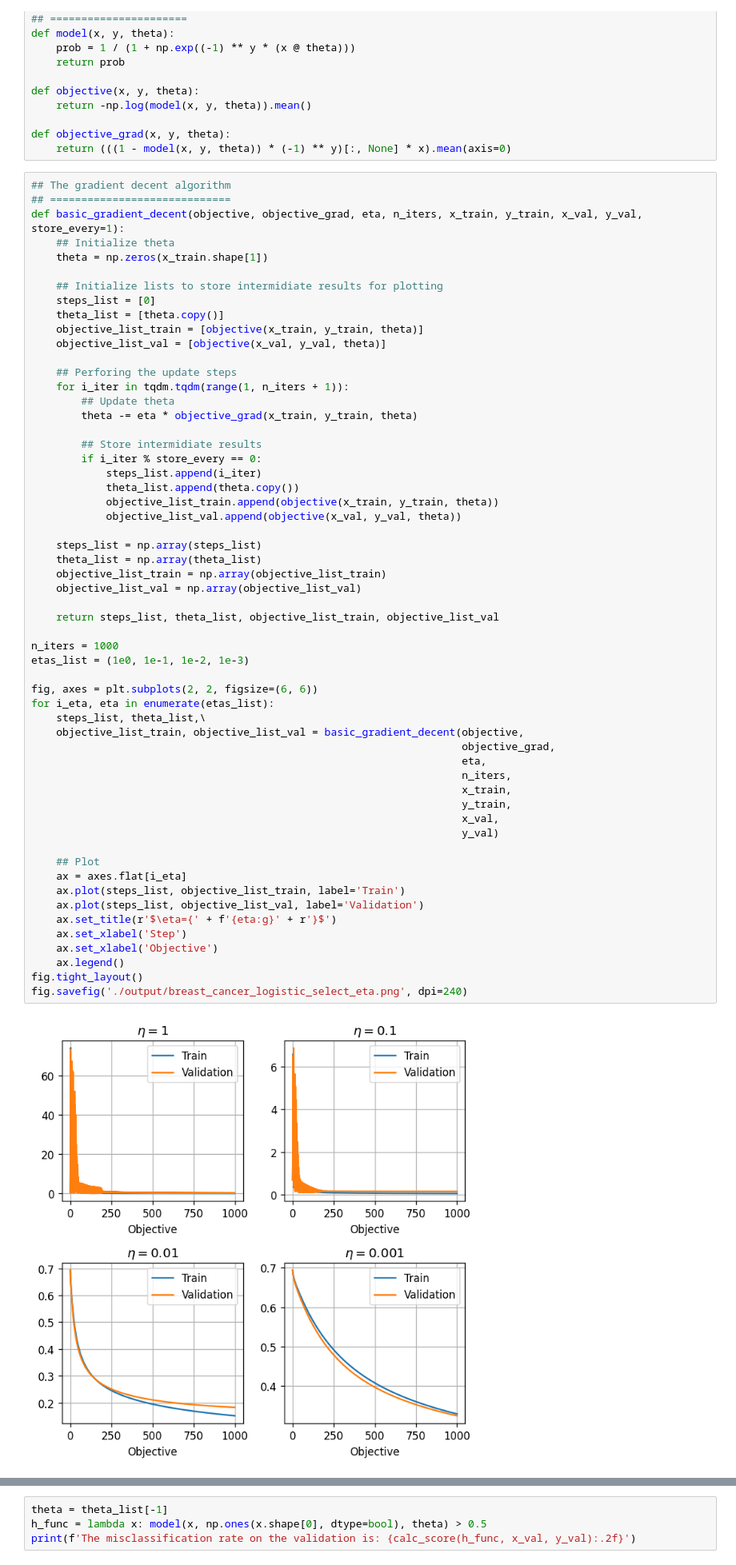
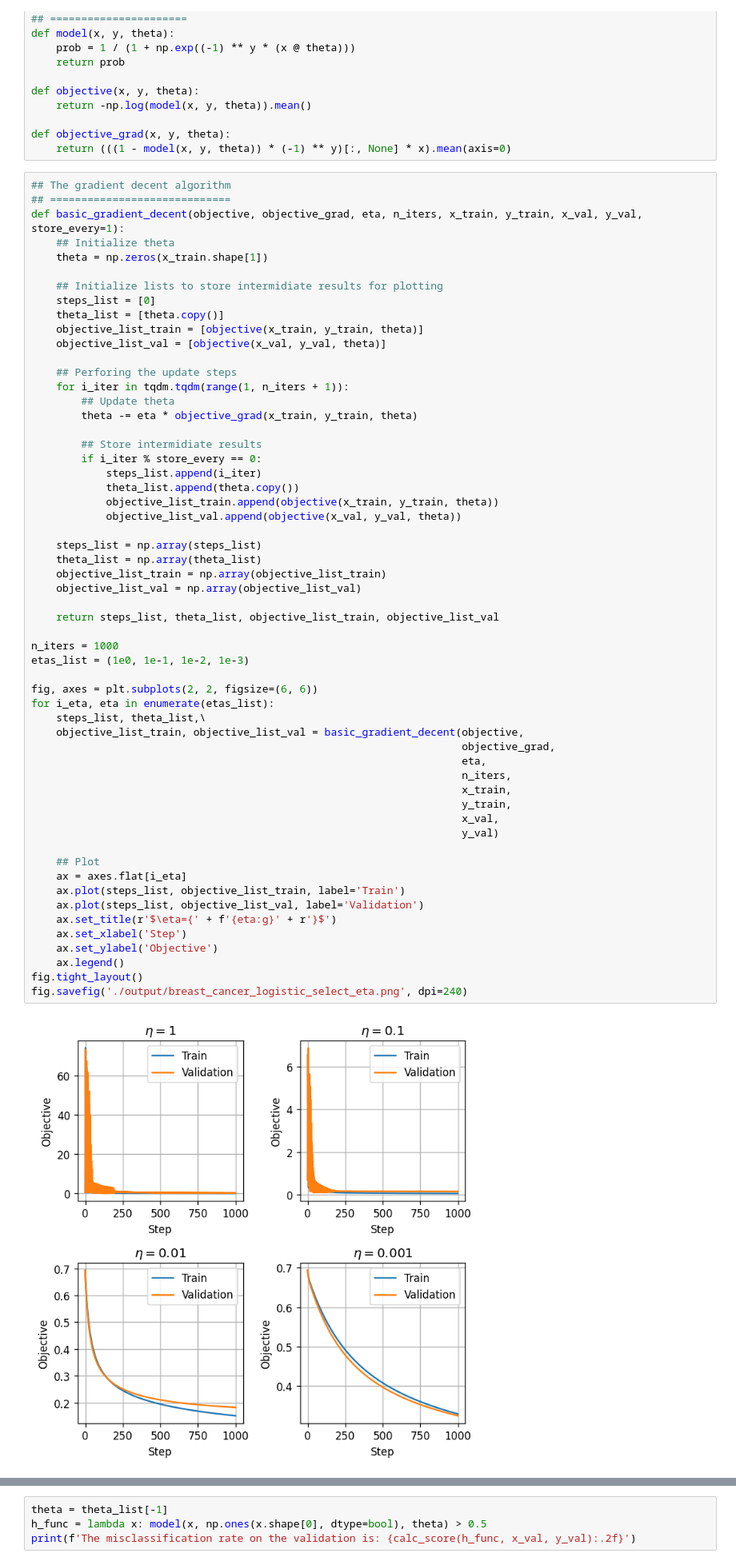
Before and after one commit to technion046195/technion046195, a Jupyter notebook: content/tutorial08/example.ipynb, the cells around one changed output, grey strips where cells are left out. Shown at 80% size. Saved outputs shown, nothing was run; the diff lists cells and outputs as text.

```diff
--- a/content/tutorial08/example.ipynb
+++ b/content/tutorial08/example.ipynb
@@ -340,35 +340,35 @@ def basic_gradient_decent(objective, objective_grad, eta, n_iters, x_train, y_tr
     objective_list_train = np.array(objective_list_train)
     objective_list_val = np.array(objective_list_val)
 
     return steps_list, theta_list, objective_list_train, objective_list_val
 
 n_iters = 1000
 etas_list = (1e0, 1e-1, 1e-2, 1e-3)
 
 fig, axes = plt.subplots(2, 2, figsize=(6, 6))
 for i_eta, eta in enumerate(etas_list):
     steps_list, theta_list,\
     objective_list_train, objective_list_val = basic_gradient_decent(objective,
                                                                      objective_grad,
                                                                      eta,
                                                                      n_iters,
                                                                      x_train,
                                                                      y_train,
                                                                      x_val,
                                                                      y_val)
 
     ## Plot
     ax = axes.flat[i_eta]
     ax.plot(steps_list, objective_list_train, label='Train')
     ax.plot(steps_list, objective_list_val, label='Validation')
     ax.set_title(r'$\eta={' + f'{eta:g}' + r'}$')
     ax.set_xlabel('Step')
-    ax.set_xlabel('Objective')
+    ax.set_ylabel('Objective')
     ax.legend()
 fig.tight_layout()
 fig.savefig('./output/breast_cancer_logistic_select_eta.png', dpi=240)
 # %% [output]
-[figure, old version]
+[figure, new version]
 # %%
 eta = 1e-2
 n_iters = 1000000
```
Also changed, not shown: parts of 1 cell of this notebook, 7 other files.
